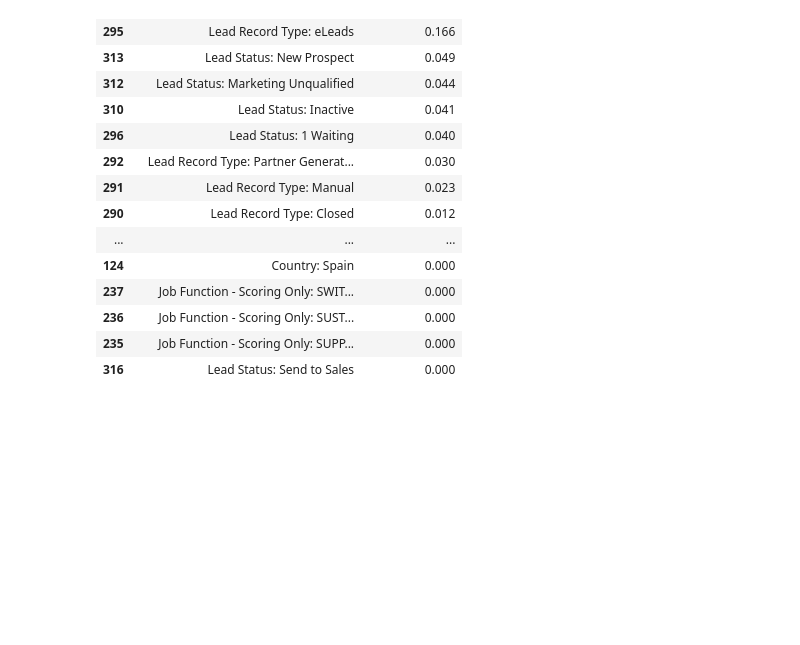
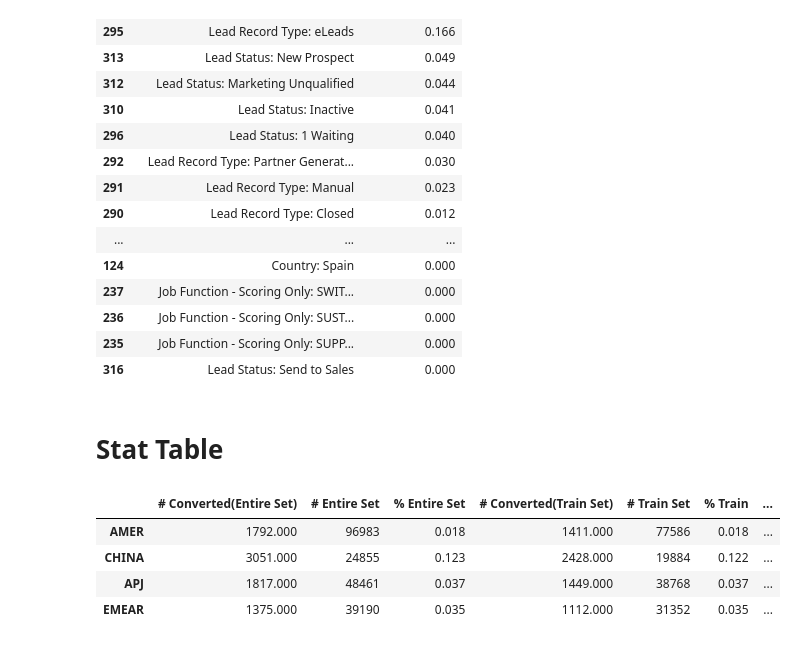
Before and after one commit to alexander-pan/Cisco-Classification, a Jupyter notebook: Cisco Classification.ipynb, the cells around one changed output. Cells and saved outputs as stored; diff of their text form; code cells hidden in the pictures; blank space fills up the shorter version.

Commit message:
Add files via upload
added tables

```diff
--- a/Cisco Classification.ipynb
+++ b/Cisco Classification.ipynb
@@ -359,6 +381,18 @@ Bottom 10 Feature Importances
 | 97 | Job Function - Scoring Only: HEAL... | 0.000 |
 | 98 | Job Function - Scoring Only: HOTEL | 0.000 |
 | 77 | Job Function - Scoring Only: BUSI... | 0.000 |
+# %%
+total_conv = float((df_CHINA.Converted==1).sum())
+total = df_CHINA.shape[0]
+total_per = total_conv/total
+total_train = float((y_train==1).sum())
+total_ytrain = len(y_train)
+train_per = total_train/total_ytrain
+total_test = float((y_test==1).sum())
+total_ytest = len(y_test)
+test_per = total_test/total_ytest
+
+CHINA = (total_conv,total,total_per,total_train,total_ytrain,train_per,total_test,total_ytest,test_per)
 # %%
 print 'Full Feature Importance'
 display(ft_df.sort_values('Ft_Importance',ascending=False))
@@ -519,6 +553,18 @@ Bottom 10 Feature Importances
 | 75 | Job Function - Scoring Only: BUSI... | 0.000 |
 | 70 | Job Function - Scoring Only: ANAL... | 0.000 |
 | 0 | Country: AMERICAN SAMOA | 0.000 |
+# %%
+total_conv = float((df_APJ.Converted==1).sum())
+total = df_APJ.shape[0]
+total_per = total_conv/total
+total_train = float((y_train==1).sum())
+total_ytrain = len(y_train)
+train_per = total_train/total_ytrain
+total_test = float((y_test==1).sum())
+total_ytest = len(y_test)
+test_per = total_test/total_ytest
+
+APJ = (total_conv,total,total_per,total_train,total_ytrain,train_per,total_test,total_ytest,test_per)
 # %%
 print 'Full Feature Importance'
 display(ft_df.sort_values('Ft_Importance',ascending=False))
@@ -701,3 +747,30 @@ Full Feature Importance
 | 236 | Job Function - Scoring Only: SUST... | 0.000 |
 | 235 | Job Function - Scoring Only: SUPP... | 0.000 |
 | 316 | Lead Status: Send to Sales | 0.000 |
+# %%
+total_conv = float((df_EMEAR.Converted==1).sum())
+total = df_EMEAR.shape[0]
+total_per = total_conv/total
+total_train = float((y_train==1).sum())
+total_ytrain = len(y_train)
+train_per = total_train/total_ytrain
+total_test = float((y_test==1).sum())
+total_ytest = len(y_test)
+test_per = total_test/total_ytest
+
+EMEAR = (total_conv,total,total_per,total_train,total_ytrain,train_per,total_test,total_ytest,test_per)
+# %% [markdown]
+# Stat Table
+# %%
+columns = ['# Converted(Entire Set)','# Entire Set','% Entire Set',
+           '# Converted(Train Set)','# Train Set','% Train',
+           '# Converted(Test Set)','# Test Set','% Test']
+index = ['AMER','CHINA','APJ','EMEAR']
+df_stats = pd.DataFrame([AMER,CHINA,APJ,EMEAR],index=index,columns=columns)
+df_stats.head()
+# %% [output]
+|  | # Converted(Entire Set) | # Entire Set | % Entire Set | # Converted(Train Set) | # Train Set | % Train | ... |
+| AMER | 1792.000 | 96983 | 0.018 | 1411.000 | 77586 | 0.018 | ... |
+| CHINA | 3051.000 | 24855 | 0.123 | 2428.000 | 19884 | 0.122 | ... |
+| APJ | 1817.000 | 48461 | 0.037 | 1449.000 | 38768 | 0.037 | ... |
+| EMEAR | 1375.000 | 39190 | 0.035 | 1112.000 | 31352 | 0.035 | ... |
```
Also changed, not shown: parts of 1 cell of this notebook.
